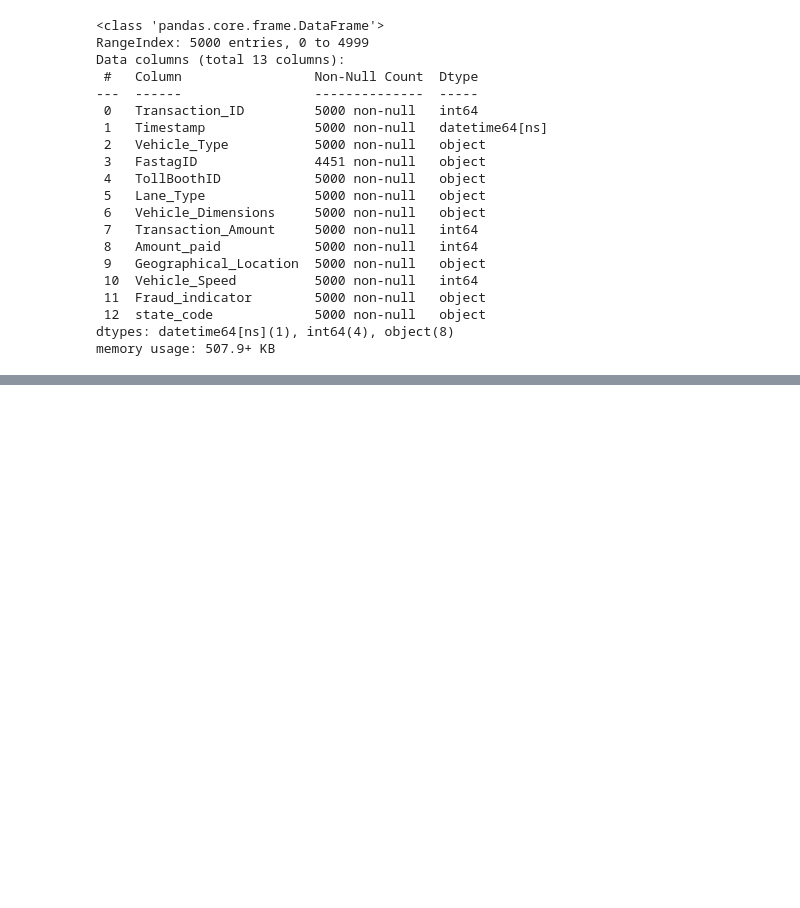
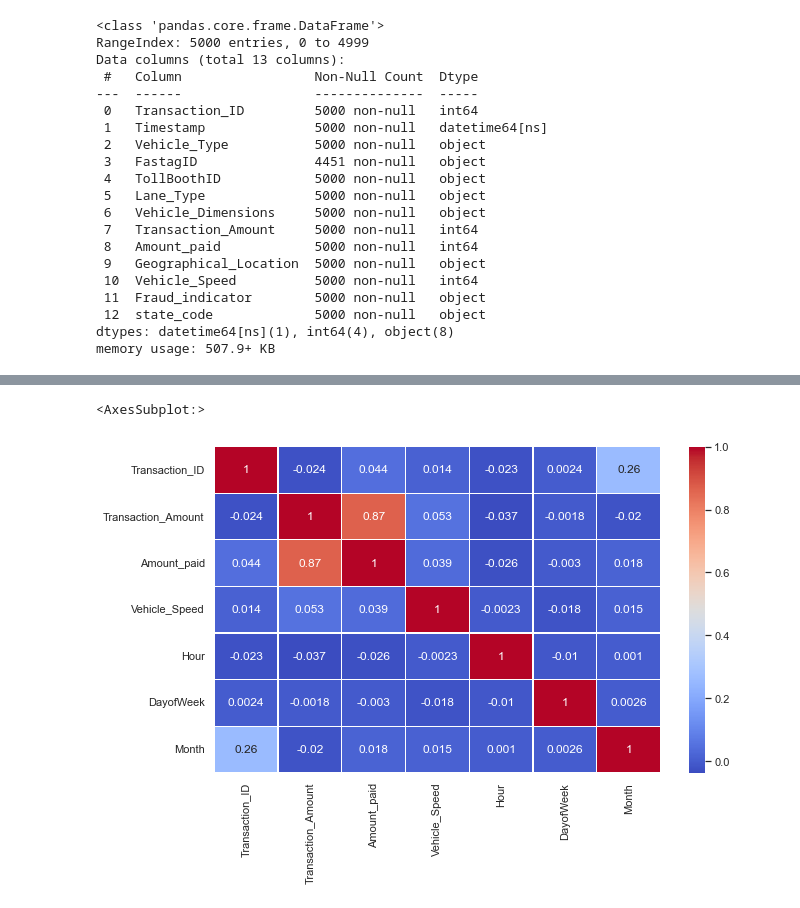
Before and after one commit to priyanshubhaskar1/Froad_detection-, a Jupyter notebook: fastag-fraud-detection.ipynb, the cells around one changed output, grey strips where cells are left out. Cells and saved outputs as stored; diff of their text form; code cells hidden in the pictures; blank space fills up the shorter version.

```diff
--- a/fastag-fraud-detection.ipynb
+++ b/fastag-fraud-detection.ipynb
@@ -551,0 +556,5 @@ Name: DayofWeek, dtype: int64
+# %%
+numericalDf=df.select_dtypes('number') #only Numerical Data
+# %%
+corr_maytix=numericalDf.corr()
+corr_maytix
@@ -551,0 +570,8 @@ Name: DayofWeek, dtype: int64
+# %%
+#plot corelation matrix
+plt.figure(figsize=(10,6))
+sns.heatmap(corr_maytix,
+            cmap='coolwarm',annot=True,linewidths=.2)
+# %% [output]
+<AxesSubplot:>
+[figure, added]
```
Also changed, not shown: parts of 12 cells of this notebook.
